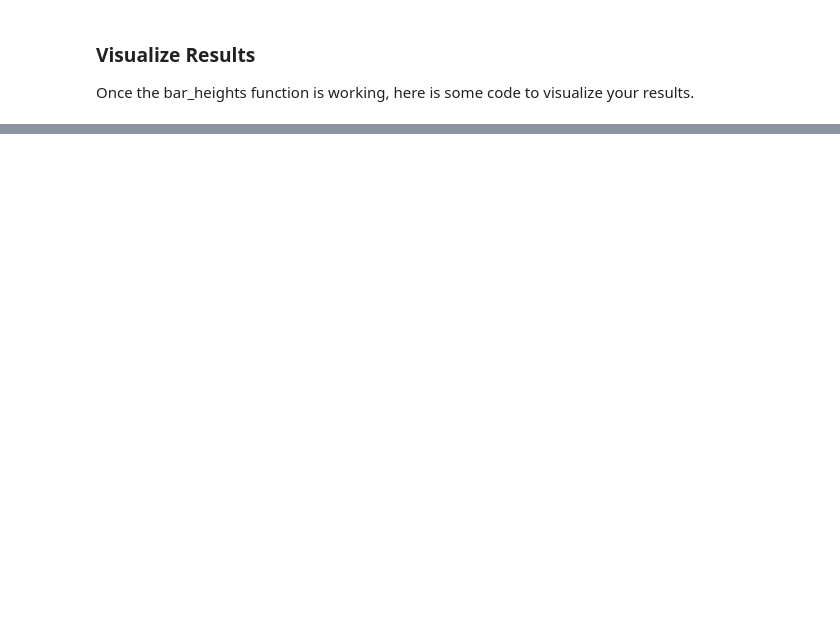
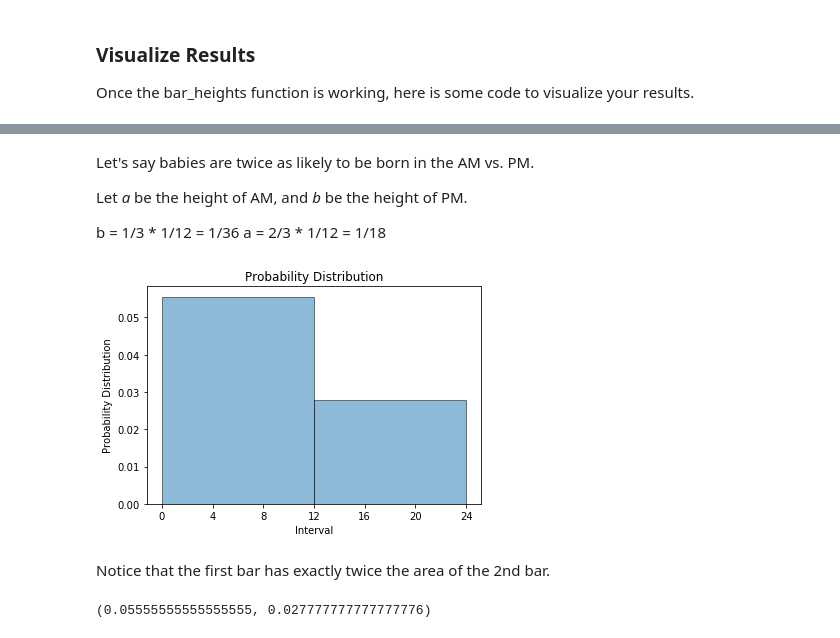
Before and after one commit to vincefav/bayes, a Jupyter notebook: Probability.ipynb, the cells around one changed output, grey strips where cells are left out. Saved outputs shown, nothing was run; the diff lists cells and outputs as text; code cells hidden in the pictures; blank space fills up the shorter version.

```diff
--- a/Probability.ipynb
+++ b/Probability.ipynb
@@ -260,0 +261,36 @@ plt.show()
+# %% [markdown]
+Let's say babies are twice as likely to be born in the AM vs. PM.
+
+Let *a* be the height of AM, and *b* be the height of PM.
+
+b = 1/3 * 1/12 = 1/36
+a = 2/3 * 1/12 = 1/18
+# %%
+hour_intervals = [0, 12, 24]
+probability_intervals = [2,1]
+accident_probability = 1
+
+heights = bar_heights(hour_intervals, probability_intervals, accident_probability)
+freqs = np.array(heights)
+bins = np.array(hour_intervals)
+widths = bins[1:] - bins[:-1]
+freqs = freqs.astype(np.float)
+
+widths = bins[1:] - bins[:-1]
+
+tick_interval = 4
+plt.bar(bins[:-1], freqs, width=widths, align='edge', edgecolor='black', alpha=0.5,)
+plt.xlabel('Interval')
+plt.ylabel('Probability Distribution')
+plt.title('Probability Distribution')
+plt.xticks(np.arange(min(bins), max(bins)+1, tick_interval))
+
+plt.show()
+# %% [output]
+[figure, added]
+# %% [markdown]
+Notice that the first  bar has exactly twice the area of the 2nd bar.
+# %%
+1/18, 1/36
+# %% [output]
+(0.05555555555555555, 0.027777777777777776)
```
Also changed, not shown: parts of 3 cells of this notebook.
